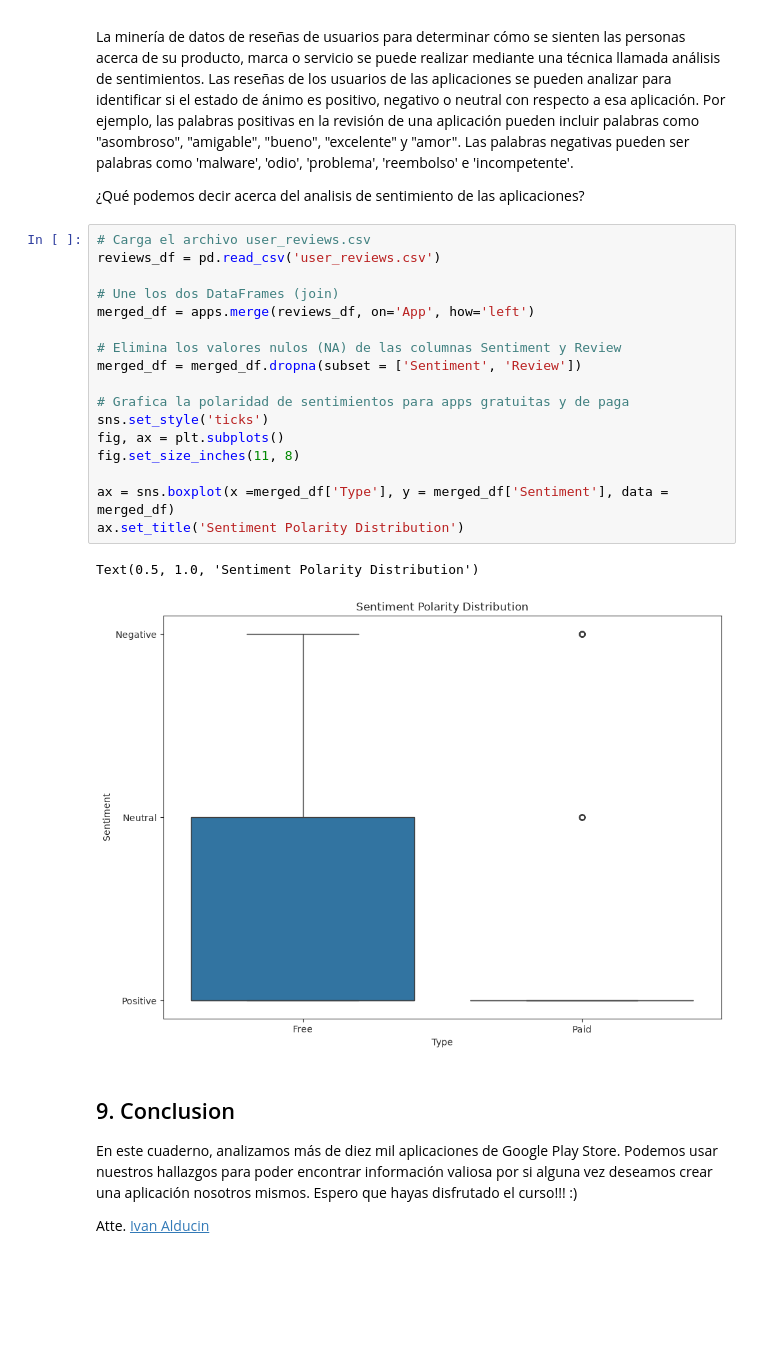
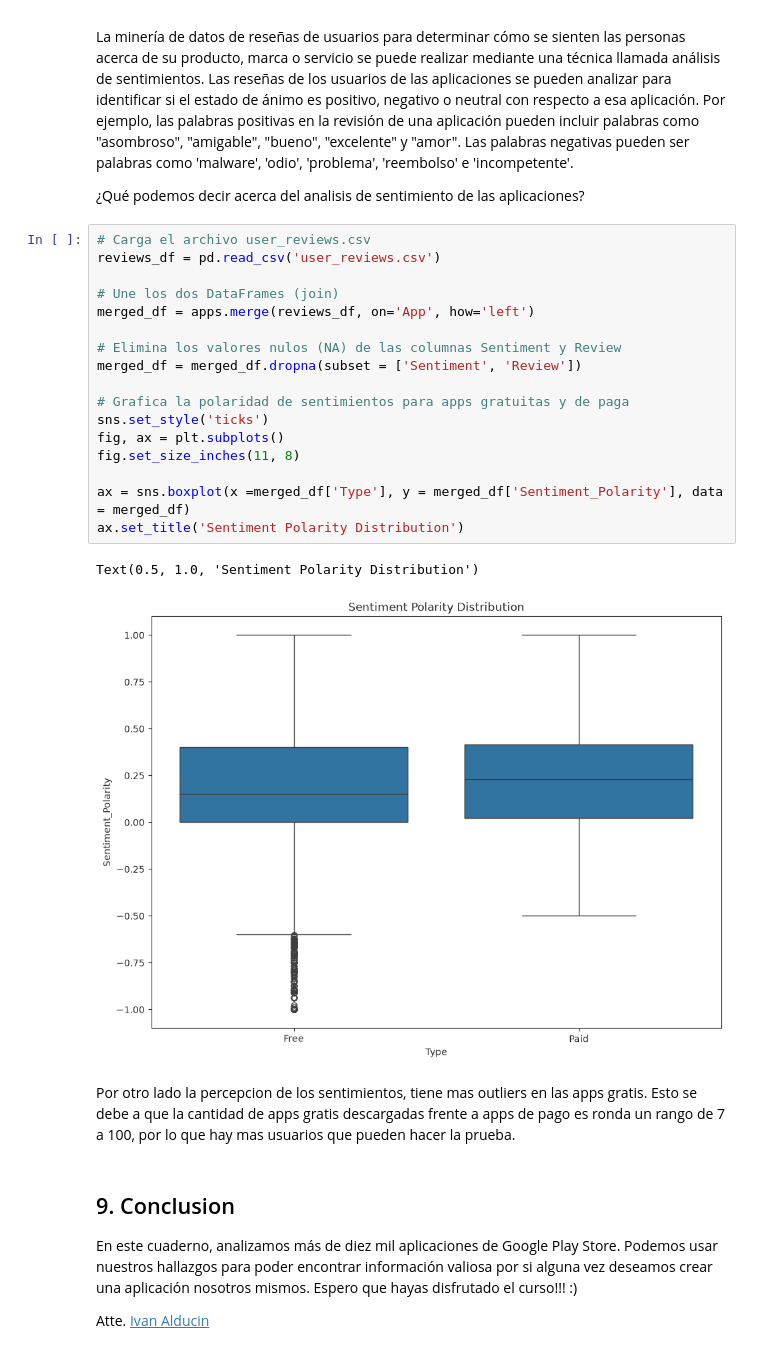
Before and after one commit to hhugoac/PythonForDataScience, a Jupyter notebook: project_progress/Python.ipynb, the cells around one changed output. Cells and saved outputs as stored; diff of their text form; blank space fills up the shorter version.

```diff
--- a/project_progress/Python.ipynb
+++ b/project_progress/Python.ipynb
@@ -250,23 +260,25 @@ apps.groupby('Type')[['Rating', 'Installs', 'Price', 'Reviews']].describe()
 # %%
 # Carga el archivo user_reviews.csv
 reviews_df = pd.read_csv('user_reviews.csv')
 
 # Une los dos DataFrames (join)
 merged_df = apps.merge(reviews_df, on='App', how='left')
 
 # Elimina los valores nulos (NA) de las columnas Sentiment y Review
 merged_df = merged_df.dropna(subset = ['Sentiment', 'Review'])
 
 # Grafica la polaridad de sentimientos para apps gratuitas y de paga
 sns.set_style('ticks')
 fig, ax = plt.subplots()
 fig.set_size_inches(11, 8)
 
-ax = sns.boxplot(x =merged_df['Type'], y = merged_df['Sentiment'], data = merged_df)
+ax = sns.boxplot(x =merged_df['Type'], y = merged_df['Sentiment_Polarity'], data = merged_df)
 ax.set_title('Sentiment Polarity Distribution')
 # %% [output]
 Text(0.5, 1.0, 'Sentiment Polarity Distribution')
-[figure, old version]
+[figure, new version]
+# %% [markdown]
+Por otro lado la percepcion de los sentimientos, tiene mas outliers en las apps gratis. Esto se debe a que la cantidad de apps gratis descargadas frente a apps de pago es ronda un rango de 7 a 100, por lo que hay mas usuarios que pueden hacer la prueba.
 # %% [markdown]
 ## 9. Conclusion
 <p>En este cuaderno, analizamos más de diez mil aplicaciones de Google Play Store. Podemos usar nuestros hallazgos para poder encontrar información valiosa por si alguna vez deseamos crear una aplicación nosotros mismos. Espero que hayas disfrutado el curso!!! :)
```
Also changed, not shown: parts of 10 cells of this notebook.
